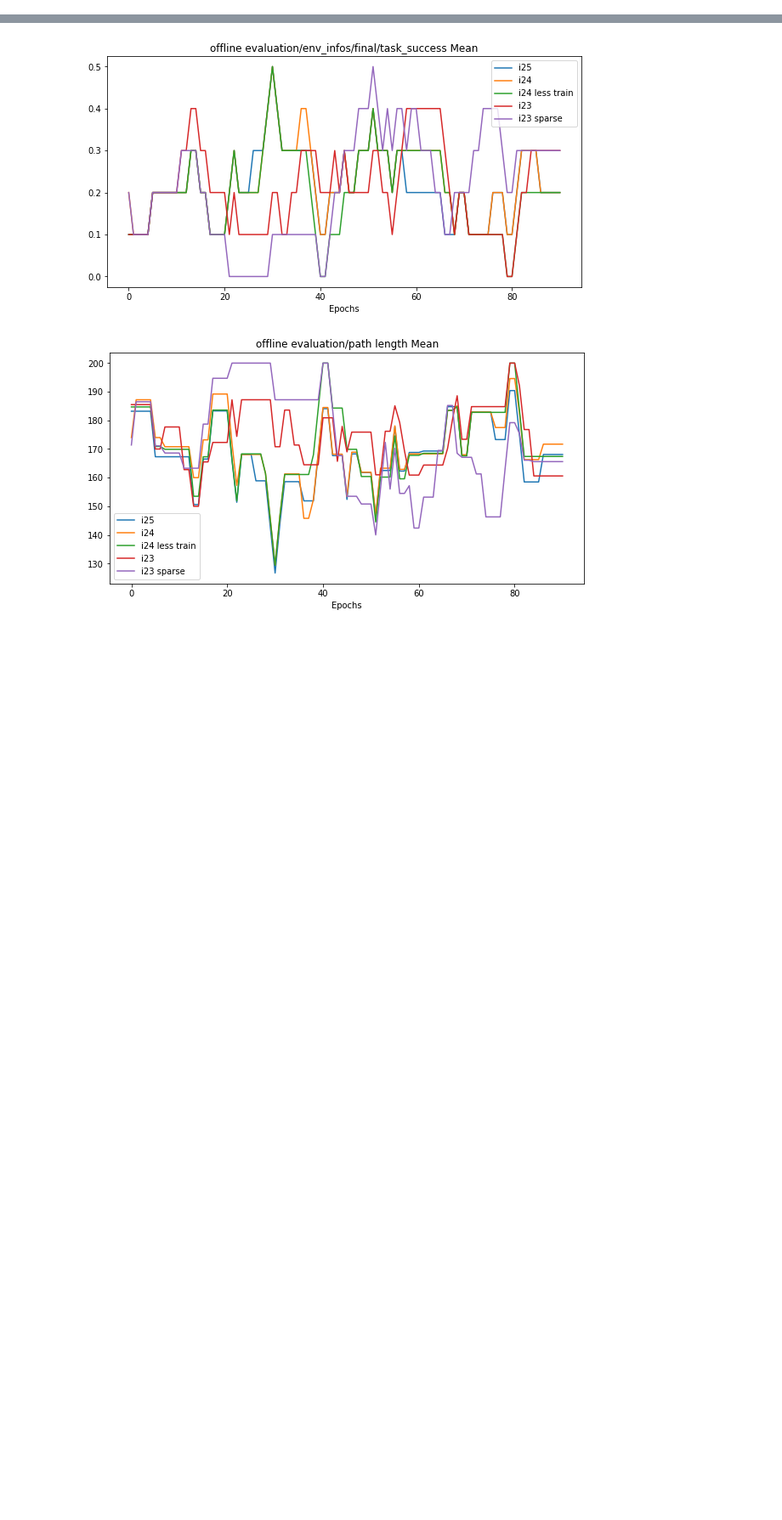
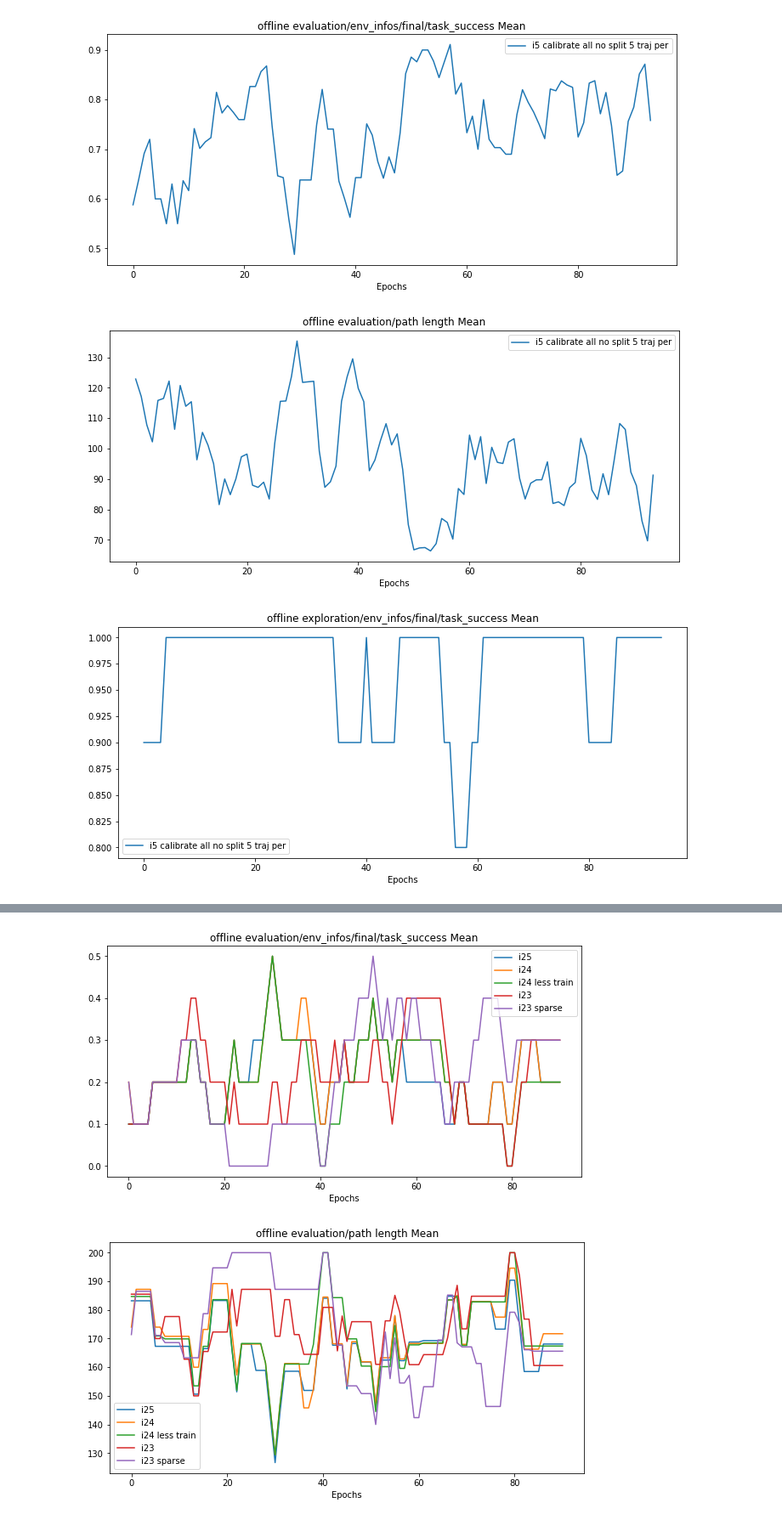
Before and after one commit to 00schen/CursorControl, a Jupyter notebook: image/plots.ipynb, the cells around one changed output, grey strips where cells are left out. Shown: that part at 85% size. Drawn from its saved outputs; the diff is of its cells as text; code cells hidden in the pictures; blank space fills up the shorter version.

```diff
--- a/image/plots.ipynb
+++ b/image/plots.ipynb
@@ -208,0 +124,25 @@ plot(dfs)
+# %%
+tests = ['calibrate']
+
+paths = sum([[(os.path.join(path,run),test) for run in os.listdir(path)]
+             for path,test in [(os.path.join(os.path.abspath(''),'logs',test,),test) for test in tests]],[])
+
+paths = sorted(paths, key=lambda x: x[0])
+
+dfs = Reader().read(paths, name='progress.csv')
+for df in dfs:
+    df.columns = df.columns.get_level_values(0)
+
+metrics = ['evaluation/env_infos/final/task_success Mean', 'evaluation/path length Mean',
+           'exploration/env_infos/final/task_success Mean', 'trainer/SL Loss', 'trainer/KL Loss']
+
+i0 = [0], 'i5 calibrate all no split 5 traj per'
+i1 = [1, 2, 3], 'i8 calibrate all no split 3 traj per'
+
+index_sets = [i0] #[i24, i25, i26, i27, i28, i29]
+window = 5
+plot(dfs, metrics)
+# %% [output]
+[figure, added]
+[figure, added]
+[figure, added]
```
Also changed, not shown: parts of 6 cells of this notebook, 15 other files.
